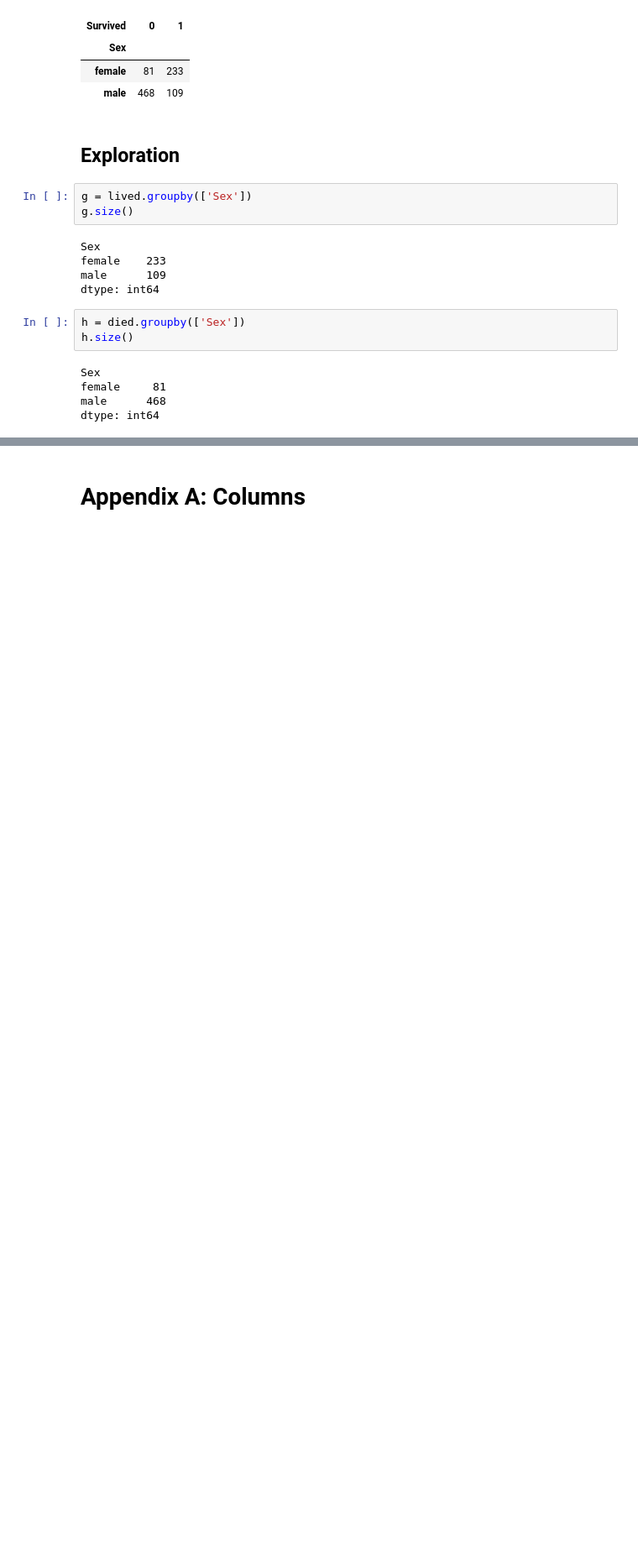
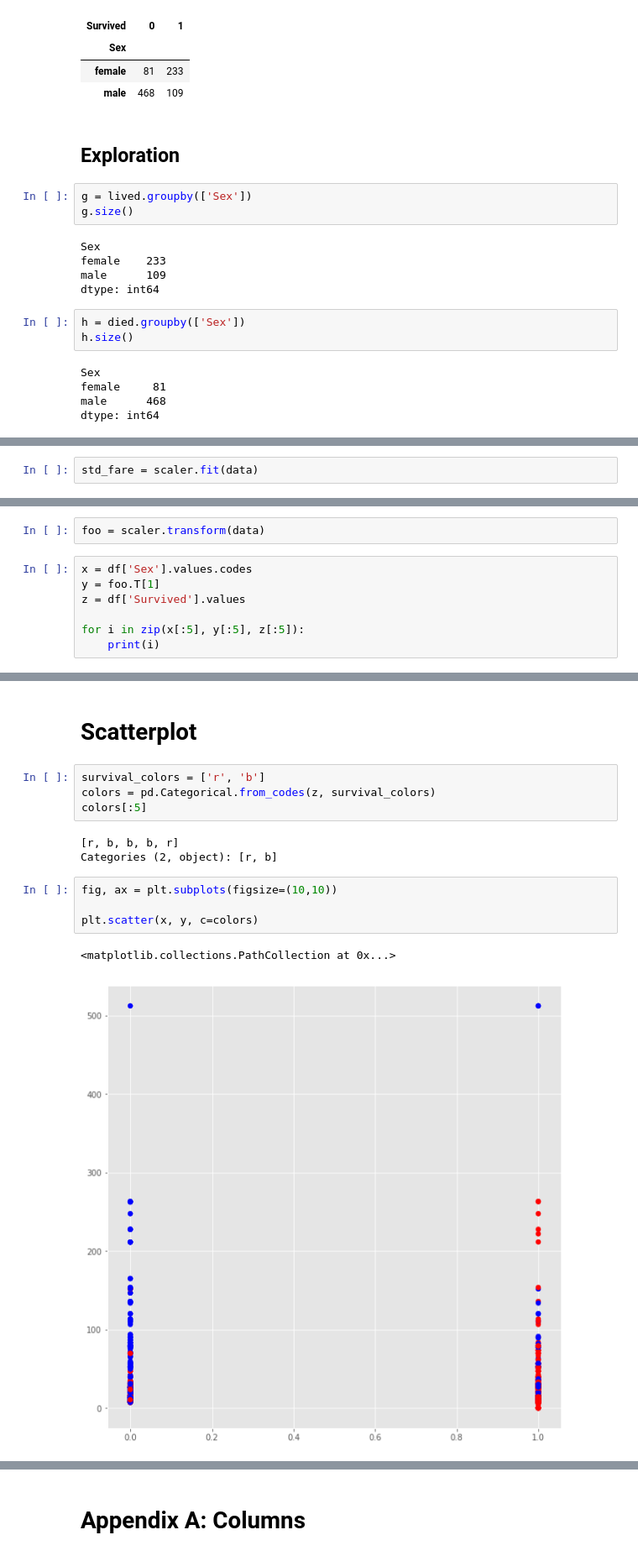
Before and after one commit to mehemken/kaggle, a Jupyter notebook: titanic/titanic_competition.ipynb, the cells around one changed output, grey strips where cells are left out. Shown at 84% size. Drawn from its saved outputs; the diff is of its cells as text; blank space fills up the shorter version.

```diff
--- a/titanic/titanic_competition.ipynb
+++ b/titanic/titanic_competition.ipynb
@@ -158,0 +202,2 @@ died.head(20)
+# %%
+std_fare = scaler.fit(data)
@@ -158,0 +208,9 @@ died.head(20)
+# %%
+foo = scaler.transform(data)
+# %%
+x = df['Sex'].values.codes
+y = foo.T[1]
+z = df['Survived'].values
+
+for i in zip(x[:5], y[:5], z[:5]):
+    print(i)
@@ -158,0 +242,16 @@ died.head(20)
+# %% [markdown]
+# Scatterplot
+# %%
+survival_colors = ['r', 'b']
+colors = pd.Categorical.from_codes(z, survival_colors)
+colors[:5]
+# %% [output]
+[r, b, b, b, r]
+Categories (2, object): [r, b]
+# %%
+fig, ax = plt.subplots(figsize=(10,10))
+
+plt.scatter(x, y, c=colors)
+# %% [output]
+<matplotlib.collections.PathCollection at 0x...>
+[figure, added]
```
Also changed, not shown: parts of 19 cells of this notebook, 3 other files.
